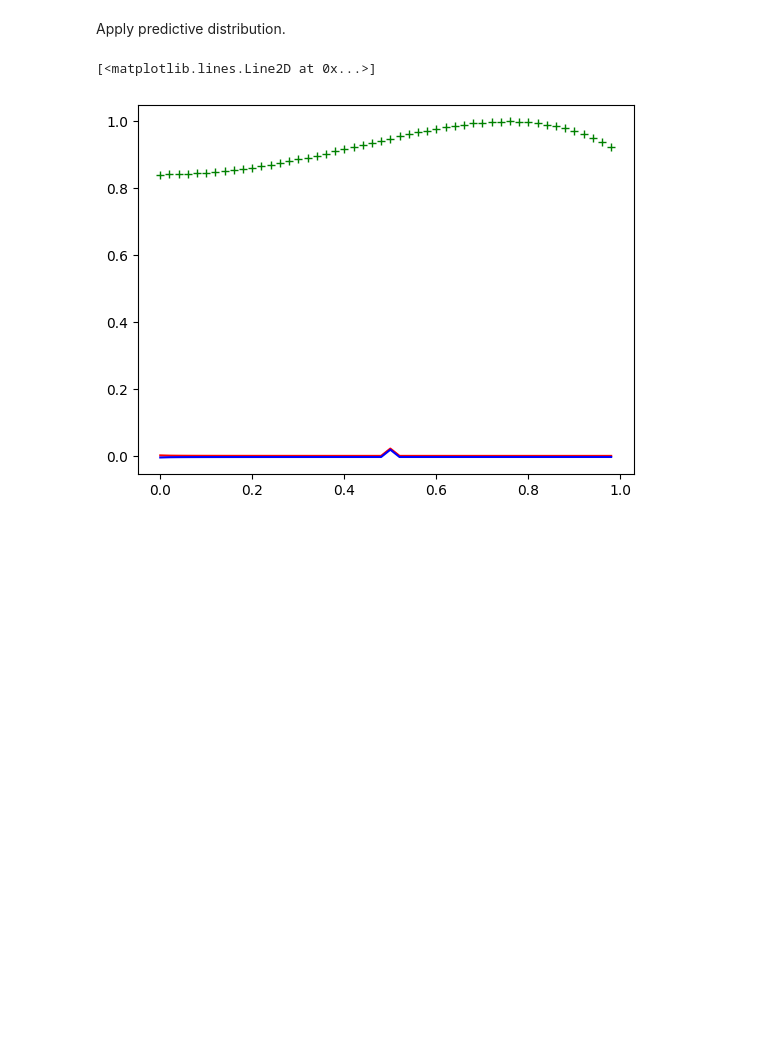
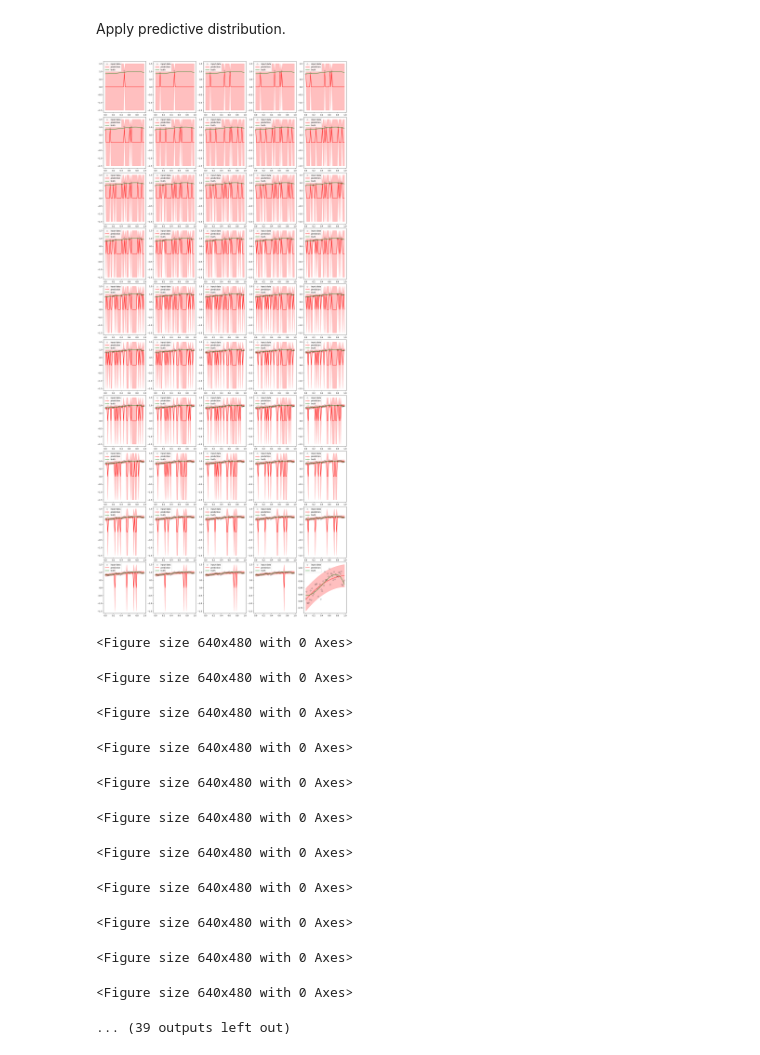
Before and after one commit to Observe-l/Msc_course, a Jupyter notebook: EE5907/CA/EE5907_CA1.ipynb, the cells around one changed output. Saved outputs shown, nothing was run; the diff lists cells and outputs as text; code cells hidden in the pictures; blank space fills up the shorter version.

```diff
--- a/EE5907/CA/EE5907_CA1.ipynb
+++ b/EE5907/CA/EE5907_CA1.ipynb
@@ -810,10 +771,65 @@ tmp_mean, tmp_sigma = get_s_m(x, tmp_y, int(m_p3), alpha_p3)
-# %%
-tmp_y_upper = tmp_y + tmp_sigma
-tmp_y_low = tmp_y - tmp_sigma
-plt.plot(x,tmp_y_upper,'r-')
-plt.plot(x,tmp_y_low,'b-')
-plt.plot(x,y,'g+')
-# alpha_p3
-# %% [output]
-[<matplotlib.lines.Line2D at 0x...>]
-[figure, removed]
+# %%
+# Fit model, get S_N and m_N
+def fit_model(x:np.ndarray, y:np.ndarray, sigma: float, model_m:int) -> tuple[np.ndarray, np.ndarray]:
+    phi = np.ones((len(x),model_m))
+    alpha = sigma ** (-2)
+    for i in range(1,model_m):
+        mu = i/model_m
+        phi[:,i] = np.vectorize(gaussian_basis)(x, mu, sigma)
+    s_n = np.linalg.inv(alpha*np.identity(model_m) + BETA*phi.T @ phi)
+    m_n = BETA * s_n @ phi.T @ y.reshape(len(x),1)
+    return s_n, m_n
+
+def pred(x:float, s_n:np.ndarray, m_n:np.ndarray, sigma: float, model_m:int) -> tuple[float, float]:
+    phi = np.ones((1,model_m))
+    for i in range(1,model_m):
+        mu = i/model_m
+        phi[:,i] = np.exp(- (x-mu)**2 / (2 * sigma**2))
+    pred = phi@m_n
+    cov_mat = BETA ** (-1) + phi@s_n@phi.T
+    sig = np.sqrt(cov_mat)
+    return pred, sig
+
+
+# The code of question 7. Generate a zero vector first.
+def predictive_distribution(x:np.ndarray,y:np.ndarray, y_noisy:np.ndarray, m:int, sigma:float):
+    # Get s_n and m_n
+    s_n, m_n = fit_model(x, y_noisy, sigma, m)
+    # Select x randomly and draw the picture
+    x_index = random.sample(range(len(x)),len(x))
+    pred_result = np.zeros(len(x))
+    sig = 0.75*np.ones(len(x))
+    x_in = []
+    y_in = []
+    # Plot 50 figures. 10 rows, 10 columns
+    fig, axs = plt.subplots(10,5, figsize=(18,40), constrained_layout=True)
+    for ax, i in zip(axs.flatten(), x_index):
+        pred_result[i], sig[i] = pred(float(x[i]),s_n, m_n, sigma, m)
+        x_in.append(x[i])
+        y_in.append(y_noisy[i])
+        fig = plt.figure()
+        ax.fill_between(x, pred_result - 2*sig, pred_result + 2*sig, color = 'red', alpha = 0.25)
+        ax.scatter(x_in,y_in, marker = 'o', alpha = 0.5, edgecolor = 'k', facecolor ='None', label='input data')
+        ax.plot(x, pred_result, color ='red', label = 'prediction')
+        ax.plot(x, y, color ='green', label = 'truth')
+        ax.legend()
+
+
+
+
+
+predictive_distribution(x,y, y_noisy, int(m_p3), sigma_p3)
+# %% [output]
+[figure, added]
+<Figure size 640x480 with 0 Axes>
+<Figure size 640x480 with 0 Axes>
+<Figure size 640x480 with 0 Axes>
+<Figure size 640x480 with 0 Axes>
+<Figure size 640x480 with 0 Axes>
+<Figure size 640x480 with 0 Axes>
+<Figure size 640x480 with 0 Axes>
+<Figure size 640x480 with 0 Axes>
+<Figure size 640x480 with 0 Axes>
+<Figure size 640x480 with 0 Axes>
+<Figure size 640x480 with 0 Axes>
+... (39 outputs left out)
```
Also changed, not shown: parts of 21 cells of this notebook.
